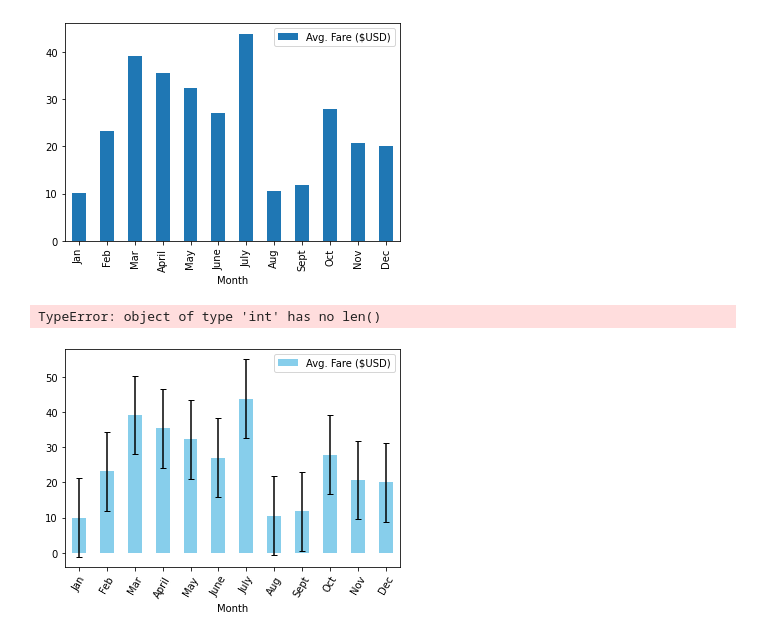
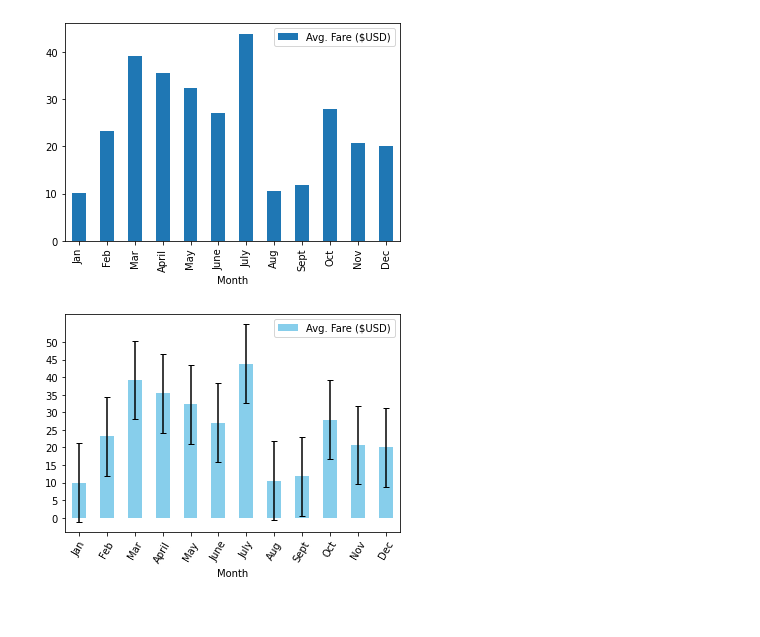
Before and after one commit to clairewright-217/PyBer_Analysis, a Jupyter notebook: PyBer_ride_data.ipynb, the cells around one changed output. Drawn from its saved outputs; the diff is of its cells as text; code cells hidden in the pictures.

```diff
--- a/PyBer_ride_data.ipynb
+++ b/PyBer_ride_data.ipynb
@@ -57,11 +57,10 @@ plt.show()
 # %%
 stdev = statistics.stdev(pyber_ride_df["Avg. Fare ($USD)"])
 x_axis = np.arange(len(pyber_ride_df))
 tick_locations = [value for value in x_axis]
 pyber_ride_df.plot(x="Month", y="Avg. Fare ($USD)", kind='bar',yerr=stdev, capsize=3, color="skyblue")
 plt.xticks(tick_locations,rotation=60)
-plt.yticks(0,51,step=5.0)
+plt.yticks(range(0,51,5))
 plt.show()
 # %% [output]
-TypeError: object of type 'int' has no len()
-[figure, old version]
+[figure, new version]
```
Also changed, not shown: parts of 3 cells of this notebook, 5 other files.
